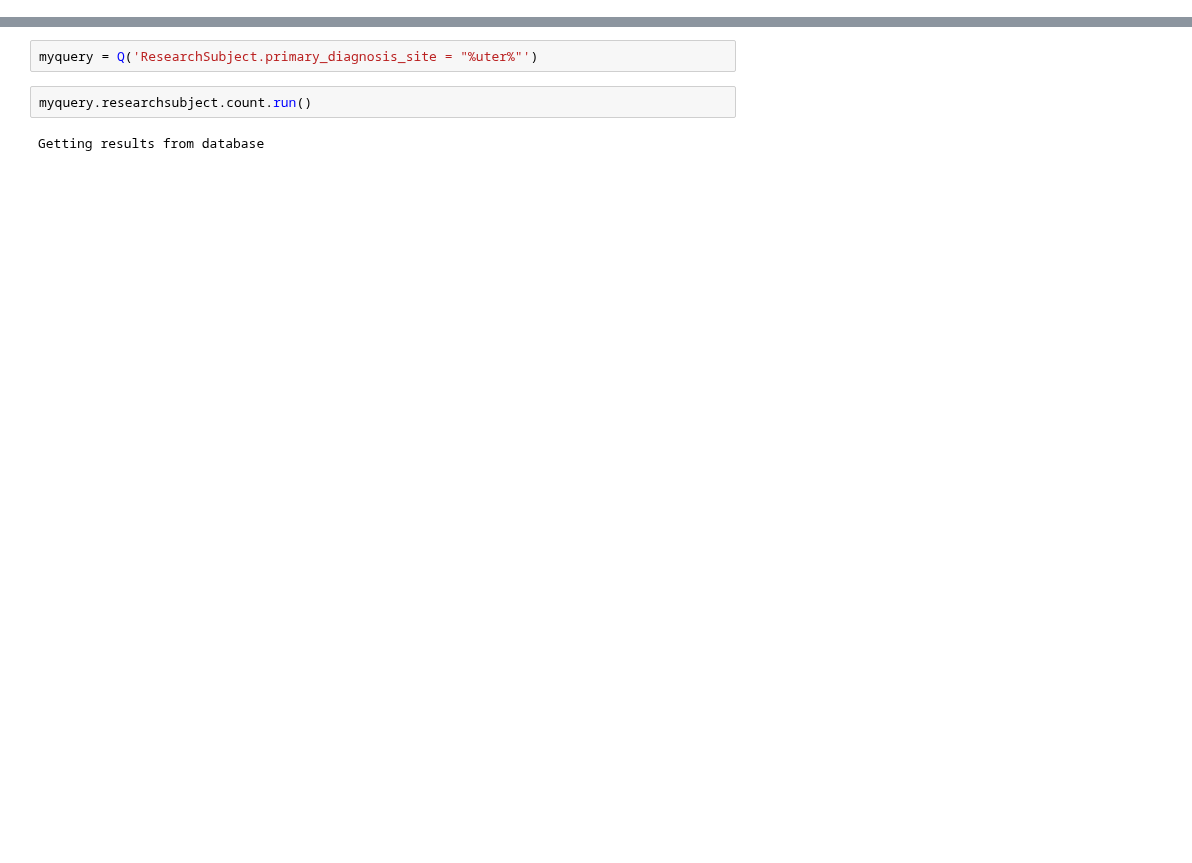
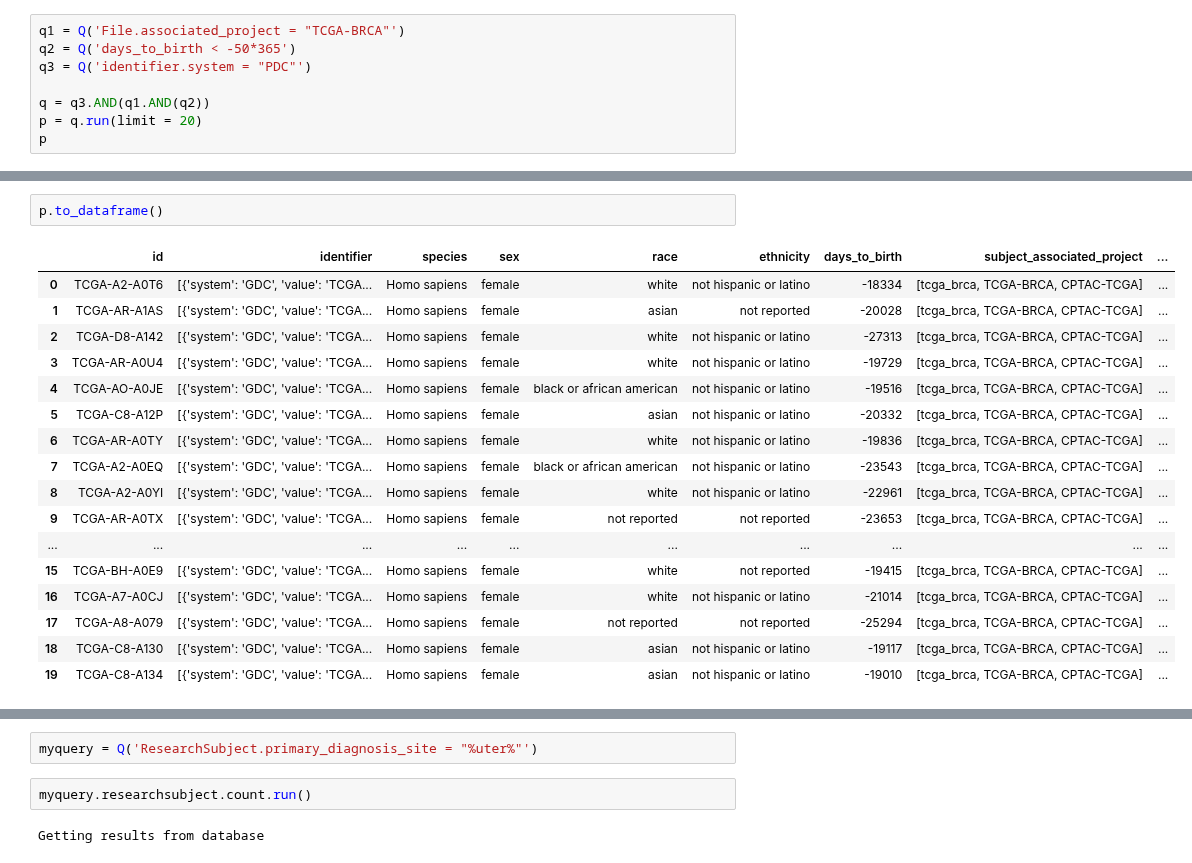
Before and after one commit to CancerDataAggregator/CDA-HelpDesk, a Jupyter notebook: docs/Examples/scratch.ipynb, the cells around one changed output, grey strips where cells are left out. Drawn from its saved outputs; the diff is of its cells as text; blank space fills up the shorter version.

```diff
--- a/docs/Examples/scratch.ipynb
+++ b/docs/Examples/scratch.ipynb
@@ -7,0 +45,8 @@ Q.set_host_url("http://35.192.60.10:8080/")
+# %%
+q1 = Q('File.associated_project = "TCGA-BRCA"')
+q2 = Q('days_to_birth < -50*365')
+q3 = Q('identifier.system = "PDC"')
+
+q = q3.AND(q1.AND(q2))
+p = q.run(limit = 20)
+p
@@ -7,0 +62,20 @@ Q.set_host_url("http://35.192.60.10:8080/")
+# %%
+p.to_dataframe()
+# %% [output]
+|  | id | identifier | species | sex | race | ethnicity | days_to_birth | subject_associated_project | ... |
+| 0 | TCGA-A2-A0T6 | [{'system': 'GDC', 'value': 'TCGA... | Homo sapiens | female | white | not hispanic or latino | -18334 | [tcga_brca, TCGA-BRCA, CPTAC-TCGA] | ... |
+| 1 | TCGA-AR-A1AS | [{'system': 'GDC', 'value': 'TCGA... | Homo sapiens | female | asian | not reported | -20028 | [tcga_brca, TCGA-BRCA, CPTAC-TCGA] | ... |
+| 2 | TCGA-D8-A142 | [{'system': 'GDC', 'value': 'TCGA... | Homo sapiens | female | white | not hispanic or latino | -27313 | [tcga_brca, TCGA-BRCA, CPTAC-TCGA] | ... |
+| 3 | TCGA-AR-A0U4 | [{'system': 'GDC', 'value': 'TCGA... | Homo sapiens | female | white | not hispanic or latino | -19729 | [tcga_brca, TCGA-BRCA, CPTAC-TCGA] | ... |
+| 4 | TCGA-AO-A0JE | [{'system': 'GDC', 'value': 'TCGA... | Homo sapiens | female | black or african american | not hispanic or latino | -19516 | [tcga_brca, TCGA-BRCA, CPTAC-TCGA] | ... |
+| 5 | TCGA-C8-A12P | [{'system': 'GDC', 'value': 'TCGA... | Homo sapiens | female | asian | not hispanic or latino | -20332 | [tcga_brca, TCGA-BRCA, CPTAC-TCGA] | ... |
+| 6 | TCGA-AR-A0TY | [{'system': 'GDC', 'value': 'TCGA... | Homo sapiens | female | white | not hispanic or latino | -19836 | [tcga_brca, TCGA-BRCA, CPTAC-TCGA] | ... |
+| 7 | TCGA-A2-A0EQ | [{'system': 'GDC', 'value': 'TCGA... | Homo sapiens | female | black or african american | not hispanic or latino | -23543 | [tcga_brca, TCGA-BRCA, CPTAC-TCGA] | ... |
+| 8 | TCGA-A2-A0YI | [{'system': 'GDC', 'value': 'TCGA... | Homo sapiens | female | white | not hispanic or latino | -22961 | [tcga_brca, TCGA-BRCA, CPTAC-TCGA] | ... |
+| 9 | TCGA-AR-A0TX | [{'system': 'GDC', 'value': 'TCGA... | Homo sapiens | female | not reported | not reported | -23653 | [tcga_brca, TCGA-BRCA, CPTAC-TCGA] | ... |
+| ... | ... | ... | ... | ... | ... | ... | ... | ... | ... |
+| 15 | TCGA-BH-A0E9 | [{'system': 'GDC', 'value': 'TCGA... | Homo sapiens | female | white | not reported | -19415 | [tcga_brca, TCGA-BRCA, CPTAC-TCGA] | ... |
+| 16 | TCGA-A7-A0CJ | [{'system': 'GDC', 'value': 'TCGA... | Homo sapiens | female | white | not hispanic or latino | -21014 | [tcga_brca, TCGA-BRCA, CPTAC-TCGA] | ... |
+| 17 | TCGA-A8-A079 | [{'system': 'GDC', 'value': 'TCGA... | Homo sapiens | female | not reported | not reported | -25294 | [tcga_brca, TCGA-BRCA, CPTAC-TCGA] | ... |
+| 18 | TCGA-C8-A130 | [{'system': 'GDC', 'value': 'TCGA... | Homo sapiens | female | asian | not hispanic or latino | -19117 | [tcga_brca, TCGA-BRCA, CPTAC-TCGA] | ... |
+| 19 | TCGA-C8-A134 | [{'system': 'GDC', 'value': 'TCGA... | Homo sapiens | female | asian | not hispanic or latino | -19010 | [tcga_brca, TCGA-BRCA, CPTAC-TCGA] | ... |
```
Also changed, not shown: parts of 22 cells of this notebook, 6 other files.
